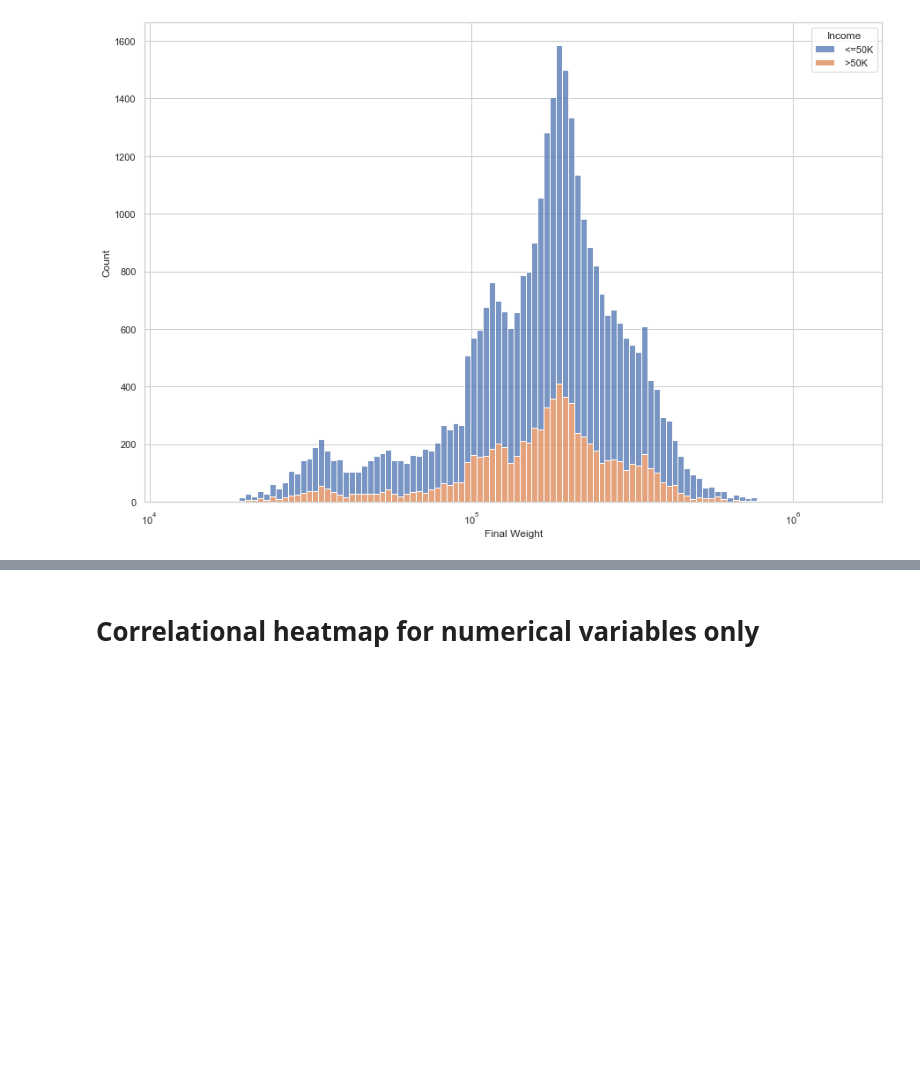
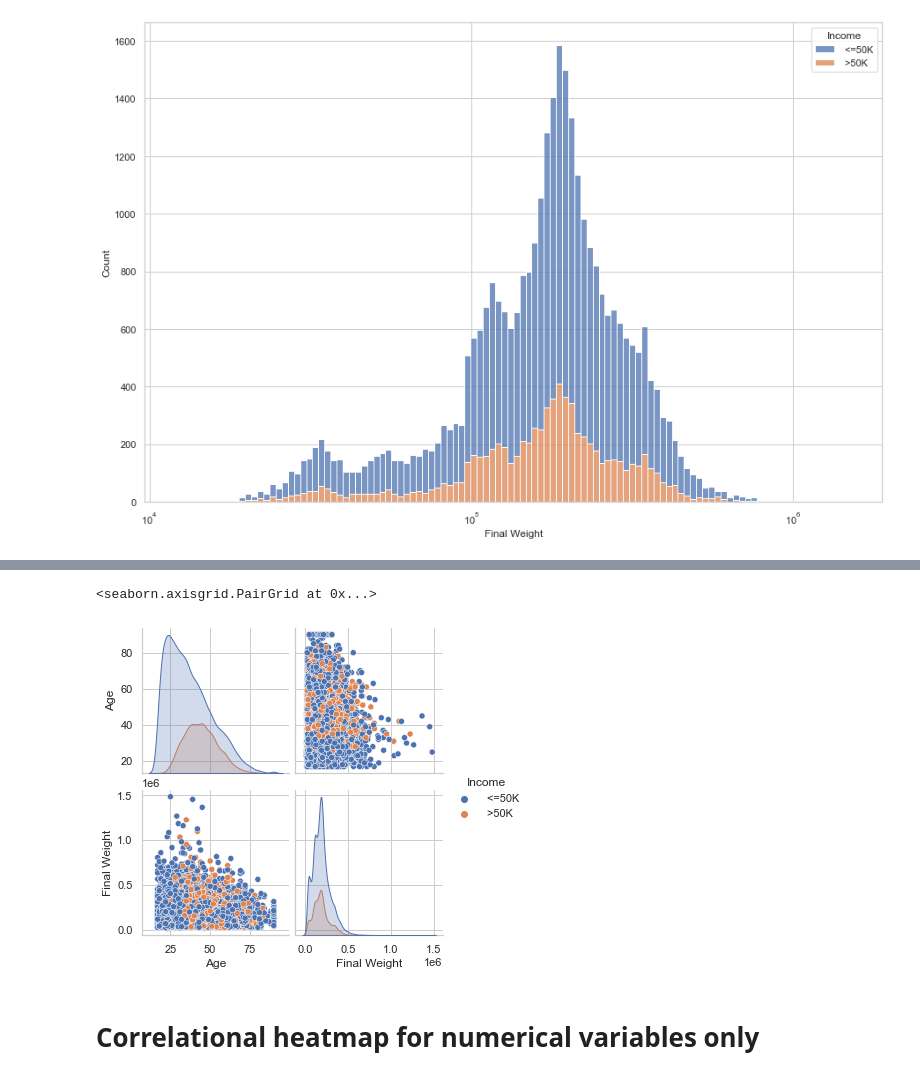
Before and after one commit to data301-2021-summer2/project-group6-project, a Jupyter notebook: analysis/EDA.ipynb, the cells around one changed output, grey strips where cells are left out. Saved outputs shown, nothing was run; the diff lists cells and outputs as text; code cells hidden in the pictures; blank space fills up the shorter version.

```diff
--- a/analysis/EDA.ipynb
+++ b/analysis/EDA.ipynb
@@ -114,3 +129,8 @@ sns.histplot(data=df, x="Final Weight", hue="Income", multiple="stack", log_scal
+# %%
+sns.pairplot(df, hue="Income")
+# %% [output]
+<seaborn.axisgrid.PairGrid at 0x...>
+[figure, added]
 # %% [markdown]
 # Correlational heatmap for numerical variables only
 # %%
```
Also changed, not shown: parts of 2 cells of this notebook, 1 other file.
